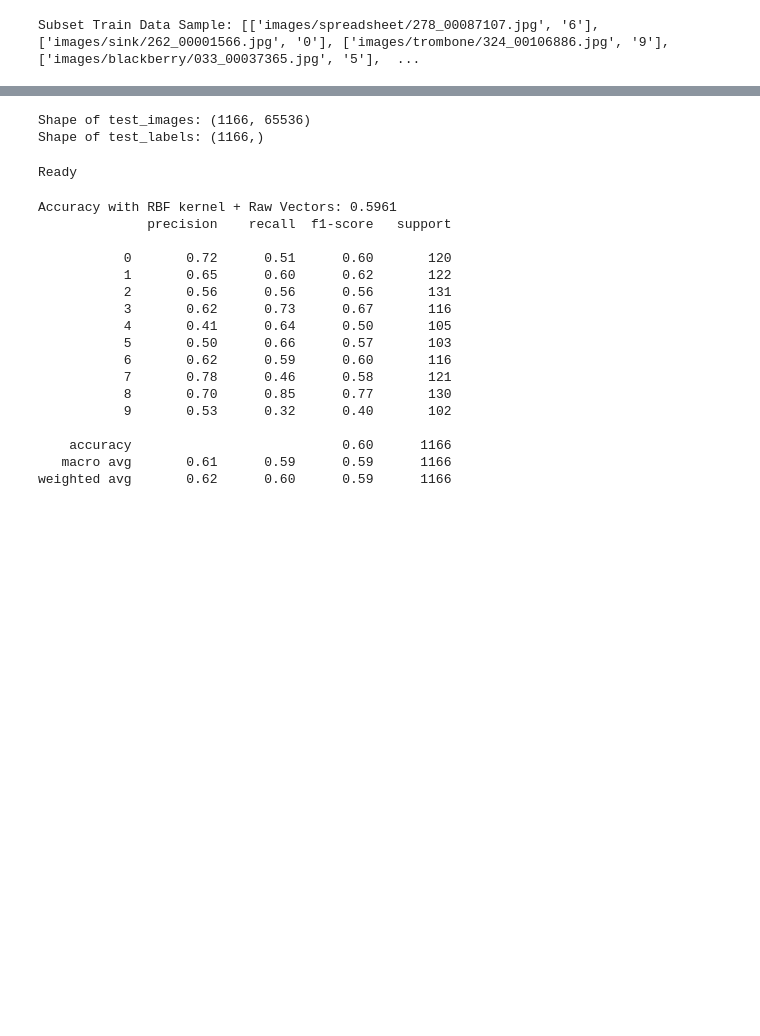
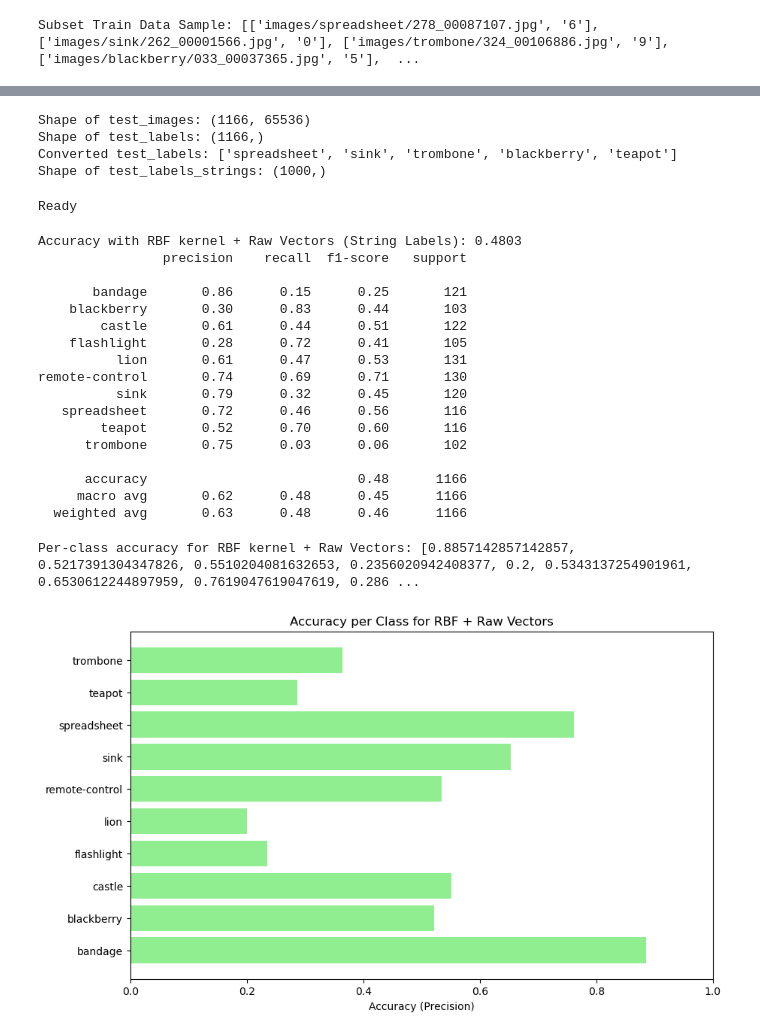
Before and after one commit to valenpy22/AA-Labs, a Jupyter notebook: Tarea1.ipynb, the cells around one changed output, grey strips where cells are left out. Drawn from its saved outputs; the diff is of its cells as text; code cells hidden in the pictures; blank space fills up the shorter version.

```diff
--- a/Tarea1.ipynb
+++ b/Tarea1.ipynb
@@ -93,9 +111,27 @@ test_labels = np.array(test_labels, dtype=int)
 
 print(f"Shape of test_images: {test_images.shape}")
 print(f"Shape of test_labels: {test_labels.shape}")
+
+# Assuming 'mapping' dictionary has been loaded correctly
+# mapping = {'sink': 0, 'castle': 1, 'lion': 2, ..., 'trombone': 9}
+
+# Create a reverse mapping to convert integers back to class names
+reverse_mapping = {v: k for k, v in mapping.items()}
+
+# Convert train_labels from integers to class names (strings)
+test_labels_strings = [reverse_mapping[label] for label in train_labels]
+
+# Check the result
+print(f"Converted test_labels: {test_labels_strings[:5]}")  # Print first 5 labels to verify
+
+# If needed, you can also convert to a numpy array
+test_labels_strings = np.array(test_labels_strings)
+print(f"Shape of test_labels_strings: {test_labels_strings.shape}")
 # %% [output]
 Shape of test_images: (1166, 65536)
 Shape of test_labels: (1166,)
+Converted test_labels: ['spreadsheet', 'sink', 'trombone', 'blackberry', 'teapot']
+Shape of test_labels_strings: (1000,)
 # %%
 scaler = StandardScaler()
 train_images_scaled = scaler.fit_transform(train_images)
@@ -114,28 +178,51 @@ svm_rbf_raw.fit(train_images_scaled, train_labels)
 # Predictions and evaluation
 predictions_rbf_raw = svm_rbf_raw.predict(test_images_scaled)
 accuracy_rbf_raw = accuracy_score(test_labels, predictions_rbf_raw)
-print(f"Accuracy with RBF kernel + Raw Vectors: {accuracy_rbf_raw:.4f}")
 
-# Accuracy per class
-print(classification_report(test_labels, predictions_rbf_raw))
+# Convert predictions and test_labels to string labels
+predictions_strings = [reverse_mapping[pred] for pred in predictions_rbf_raw]
+test_labels_strings = [reverse_mapping[label] for label in test_labels]
+
+# Accuracy using string labels
+accuracy_rbf_raw = accuracy_score(test_labels_strings, predictions_strings)
+print(f"Accuracy with RBF kernel + Raw Vectors (String Labels): {accuracy_rbf_raw:.4f}")
+
+# Accuracy per class using string labels
+print(classification_report(test_labels_strings, predictions_strings))
 # %% [output]
-Accuracy with RBF kernel + Raw Vectors: 0.5961
-              precision    recall  f1-score   support
+Accuracy with RBF kernel + Raw Vectors (String Labels): 0.4803
+                precision    recall  f1-score   support
 
-           0       0.72      0.51      0.60       120
-           1       0.65      0.60      0.62       122
-           2       0.56      0.56      0.56       131
-           3       0.62      0.73      0.67       116
-           4       0.41      0.64      0.50       105
-           5       0.50      0.66      0.57       103
-           6       0.62      0.59      0.60       116
-           7       0.78      0.46      0.58       121
-           8       0.70      0.85      0.77       130
-           9       0.53      0.32      0.40       102
+       bandage       0.86      0.15      0.25       121
+    blackberry       0.30      0.83      0.44       103
+        castle       0.61      0.44      0.51       122
+    flashlight       0.28      0.72      0.41       105
+          lion       0.61      0.47      0.53       131
+remote-control       0.74      0.69      0.71       130
+          sink       0.79      0.32      0.45       120
+   spreadsheet       0.72      0.46      0.56       116
+        teapot       0.52      0.70      0.60       116
+      trombone       0.75      0.03      0.06       102
 
-    accuracy                           0.60      1166
-   macro avg       0.61      0.59      0.59      1166
-weighted avg       0.62      0.60      0.59      1166
+      accuracy                           0.48      1166
+     macro avg       0.62      0.48      0.45      1166
+  weighted avg       0.63      0.48      0.46      1166
+# %%
+# Get the classification report for the model (replace with your model's predictions)
+report_rbf_raw = classification_report(test_labels_strings, predictions_strings, output_dict=True)
+
+# Extract the accuracy (precision) for each class
+class_names = list(report_rbf_raw.keys())[:-3]  # Exclude accuracy and avg metrics
+accuracies_rbf_raw = [report_rbf_raw[class_name]['precision'] for class_name in class_names]
+
+# Print to verify
+print(f"Per-class accuracy for RBF kernel + Raw Vectors: {accuracies_rbf_raw}")
+
+# For RBF + Raw Vectors
+plot_accuracy_per_class(class_names, accuracies_rbf_raw, "RBF + Raw Vectors")
+# %% [output]
+Per-class accuracy for RBF kernel + Raw Vectors: [0.8857142857142857, 0.5217391304347826, 0.5510204081632653, 0.2356020942408377, 0.2, 0.5343137254901961, 0.6530612244897959, 0.7619047619047619, 0.286 ...
+[figure, added]
 # %%
 # Reduce dimensionality with PCA (256 components)
 pca = PCA(n_components=256)
```
Also changed, not shown: parts of 22 cells of this notebook.
